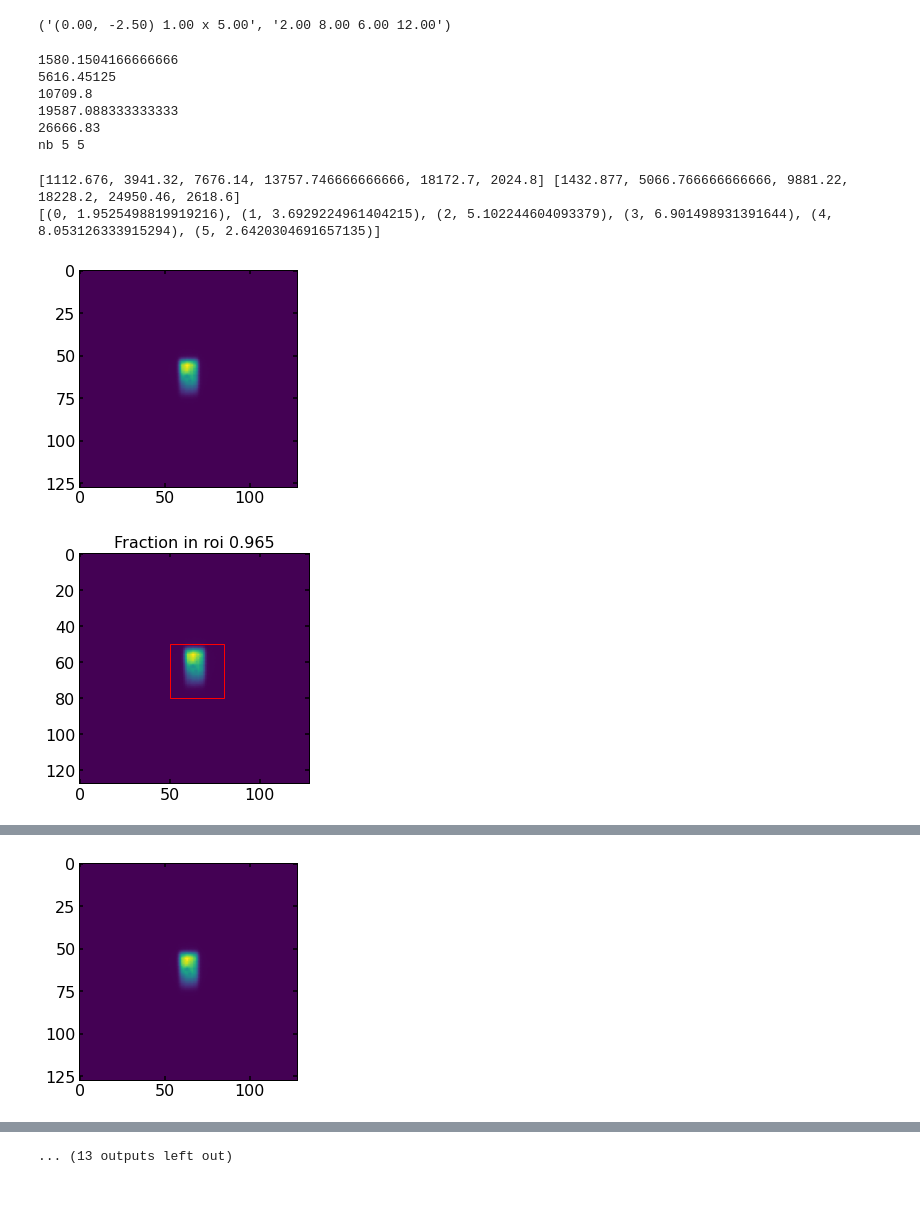
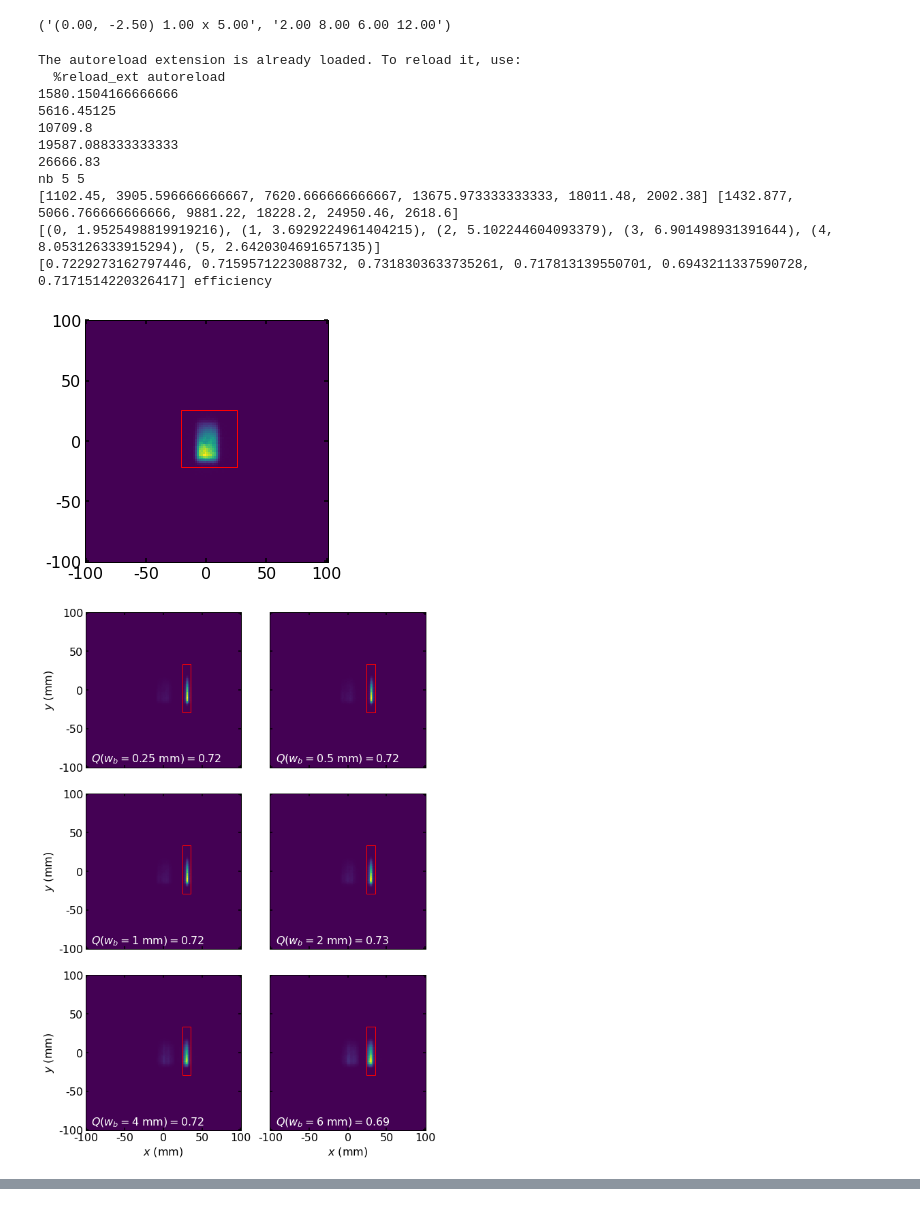
Before and after one commit to christophherb/miezefoc2020_01, a Jupyter notebook: Final_eval.ipynb, the cells around one changed output, grey strips where cells are left out. Cells and saved outputs as stored; diff of their text form; code cells hidden in the pictures.

Commit message:
Pictures visualizing the efficiency

```diff
--- a/Final_eval.ipynb
+++ b/Final_eval.ipynb
@@ -189,6 +189,7 @@ meta['ss1_value'],meta['ss2_value']
 /home/cherb/LRZSync/Doktorarbeit/Measurements/2020_01/MIEZE_foc/data/pad_files/00327296.pad
 ('(0.00, -2.50) 1.00 x 5.00', '2.00 8.00 6.00 12.00')
 # %%
+%load_ext autoreload
 simulated_efficiency = [0.7963142433951517, 0.7967050831752087, 0.7972392542425564, 0.797634007811043, 0.7709474674691691, 0.7334756069542039]
 from nicosload import read_pad_file
 from dataEval import calcEff
@@ -201,58 +202,76 @@ for ind,files in enumerate(range(7295,7300)):
     data2,meta2 = read_pad_file(file2)
     time = meta['det_preset']
     time2 = meta2['det_preset']
-    fig,ax = plt.subplots(1)
-    ax.imshow((data+data2)/(time+time2))
+    #fig,ax = plt.subplots(1)
+    #ax.imshow((data+data2)/(time+time2))
     print((np.sum(data+data2))/(time+time2))
-    normedBackground += [((calcEff(file,(50,80,50,80),plot = True))[0]+(calcEff(file2,(50,80,50,80),plot = True))[0])/(time+time2)]
+    normedBackground += [((calcEff(file,(50,80,50,80),plot = False))[0]+(calcEff(file2,(50,80,50,80),plot = False))[0])/(time+time2)]
 normedBackground_err = [(k*(time+time2))**0.5/(time+time2) for k in normedBackground]
 print('nb', len(normedBackground),len(normedBackground_err))
 
 pointfive,meta = read_pad_file(path + '0032{}.pad'.format(7137))
 time = meta['det_preset']
-normedBackground += [calcEff(path + '0032{}.pad'.format(7137),roi = (50,80,50,80),plot = True)[0]/time]
+roi, tot, fig, ax = calcEff(path + '0032{}.pad'.format(7137),roi = (50,80,50,80),plot = True)
+normedBackground += [roi/time]
 normedBackground_err = [(k*(time+time2))**0.5/(time+time2) for k in normedBackground]
 
 
 allRoiLst,allNeutronsLst = [],[]
 allRoiLst_err,allNeutronsLst_err = [],[]
-for slit,file in [(0.25,7177),(1,7203),(2,7227),(4,7251),(6,7279),(0.5,6621)]:
-    roi,allNeutrons =calcEff(path + '0032{}.pad'.format(file),roi = (79, 87, 45, 85),plot = True)#(79, 87, 45, 85)
+fig, ax = plt.subplots(3, 2, sharex=True, sharey=True, figsize=(8.3, 12))
+for ind, (slit,file) in enumerate([(0.25,7177), (1,7203), (2,7227), (4,7251), (6,7279), (0.5,6621)]):
+    data, meta = read_pad_file(path+'0032{}.pad'.format(file))
+    ax_index = divmod([0.25, 0.5, 1, 2, 4, 6].index(slit), 2)
+    figax = fig, ax[ax_index]
+    #ax[ax_index].imshow(data, interpolation='none', origin='lower', extent=(-100, 100, -100, 100))
+    #ax[ax_index].text(0.3, 0.3, '$w_b$ = {} mm'.format(slit), color='white', transform=ax[ax_index].transAxes)
+    roi, allNeutrons, fig_ind, ax_ind = calcEff(path + '0032{}.pad'.format(file), roi = (79, 86, 45, 85),plot = True, figax=figax)#(79, 87, 45, 85)
     _,meta = read_pad_file(path + '0032{}.pad'.format(file))
     time = meta['det_preset']
     #print(time)
     roi_err, allNeutrons_err = roi**0.5/time,allNeutrons**0.5/time
     roi,allNeutrons = roi/time,allNeutrons/time
-
+    ax_ind.text(4, 4, '$Q(w_b={}$ mm$)={:.2}$'.format(slit, roi/normedBackground[ind]), color='white', fontsize = 16)
+    #ax_ind.set_title(ax_ind.get_title()+str(slit))
     allRoiLst += [roi]
     allNeutronsLst += [allNeutrons]
     allRoiLst_err += [roi_err]
     allNeutronsLst_err += [allNeutrons_err]
+for i in range(3):
+    ax[i, 0].set_ylabel('$y$ (mm)')
+ax[2, 0].set_xlabel('$x$ (mm)')
+ax[2, 1].set_xlabel('$x$ (mm)')
+plt.tight_layout()
 print(allRoiLst,allNeutronsLst)
 print([(ind,k) for ind,k in enumerate(normedBackground_err)])
 relEff = [allRoiLst[k] / normedBackground[k] for k in range(len(allRoiLst))]
+print(relEff, 'efficiency')
 relEffErr = [relEff[k]*((allRoiLst_err[k]/allRoiLst[k])**2 + (normedBackground_err[k]/normedBackground[k])**2)**0.5 for k in range(len(allRoiLst))]
-fig,ax = plt.subplots(1)
+fig.savefig('/home/cherb/LRZSync/Doktorarbeit/Paper/NestedOptic/figures/efficiency.pdf',bbox_inches = 'tight')
+fig, ax = plt.subplots(1)
 
 params= {'text.latex.preamble' : [r'\usepackage{amsmath}']}
 plt.rcParams.update(params)
 ##plot the results from simulation as well
 ax.errorbar(x = [0.25, 0.5, 1, 2, 4, 6], y= simulated_efficiency, yerr=np.array(relEffErr), color = 'green', label=r"simulated", markeredgewidth=1, linestyle=' ')
 ax.errorbar([0.25, 1, 2, 4, 6, 0.5], np.array(relEff),     np.array(relEffErr), linestyle = ' ', label=r"measured",  markeredgewidth=1)
 ax.set_xlabel(r'$w_b$ (mm)')
 ax.set_ylabel(r'$Q = {I_{F2}}/{I_{A2}}$')
 ax.set_ylim(0, 1)
 ax.legend(fontsize = 16, loc='lower left')
 fig.savefig('/home/cherb/LRZSync/Doktorarbeit/Mieze/Mieze_Foc/images/presentation/efficiency.pdf',bbox_inches = 'tight')
 fig.savefig('/home/cherb/LRZSync/Doktorarbeit/Paper/NestedOptic/figures/efficiency.pdf',bbox_inches = 'tight')
 # %% [output]
+The autoreload extension is already loaded. To reload it, use:
+  %reload_ext autoreload
 1580.1504166666666
 5616.45125
 10709.8
 19587.088333333333
 26666.83
 nb 5 5
+[1102.45, 3905.596666666667, 7620.666666666667, 13675.973333333333, 18011.48, 2002.38] [1432.877, 5066.766666666666, 9881.22, 18228.2, 24950.46, 2618.6]
+[(0, 1.9525498819919216), (1, 3.6929224961404215), (2, 5.102244604093379), (3, 6.901498931391644), (4, 8.053126333915294), (5, 2.6420304691657135)]
+[0.7229273162797446, 0.7159571223088732, 0.7318303633735261, 0.717813139550701, 0.6943211337590728, 0.7171514220326417] efficiency
-[1112.676, 3941.32, 7676.14, 13757.746666666666, 18172.7, 2024.8] [1432.877, 5066.766666666666, 9881.22, 18228.2, 24950.46, 2618.6]
-[(0, 1.9525498819919216), (1, 3.6929224961404215), (2, 5.102244604093379), (3, 6.901498931391644), (4, 8.053126333915294), (5, 2.6420304691657135)]
-[figure, old version]
+[figure, new version]
-[figure, old version]
+[figure, new version]
@@ -260 +278,0 @@ nb 5 5
-[figure, removed]
@@ -267 +278,0 @@ nb 5 5
-... (13 outputs left out)
```
Also changed, not shown: parts of 1 cell of this notebook.
